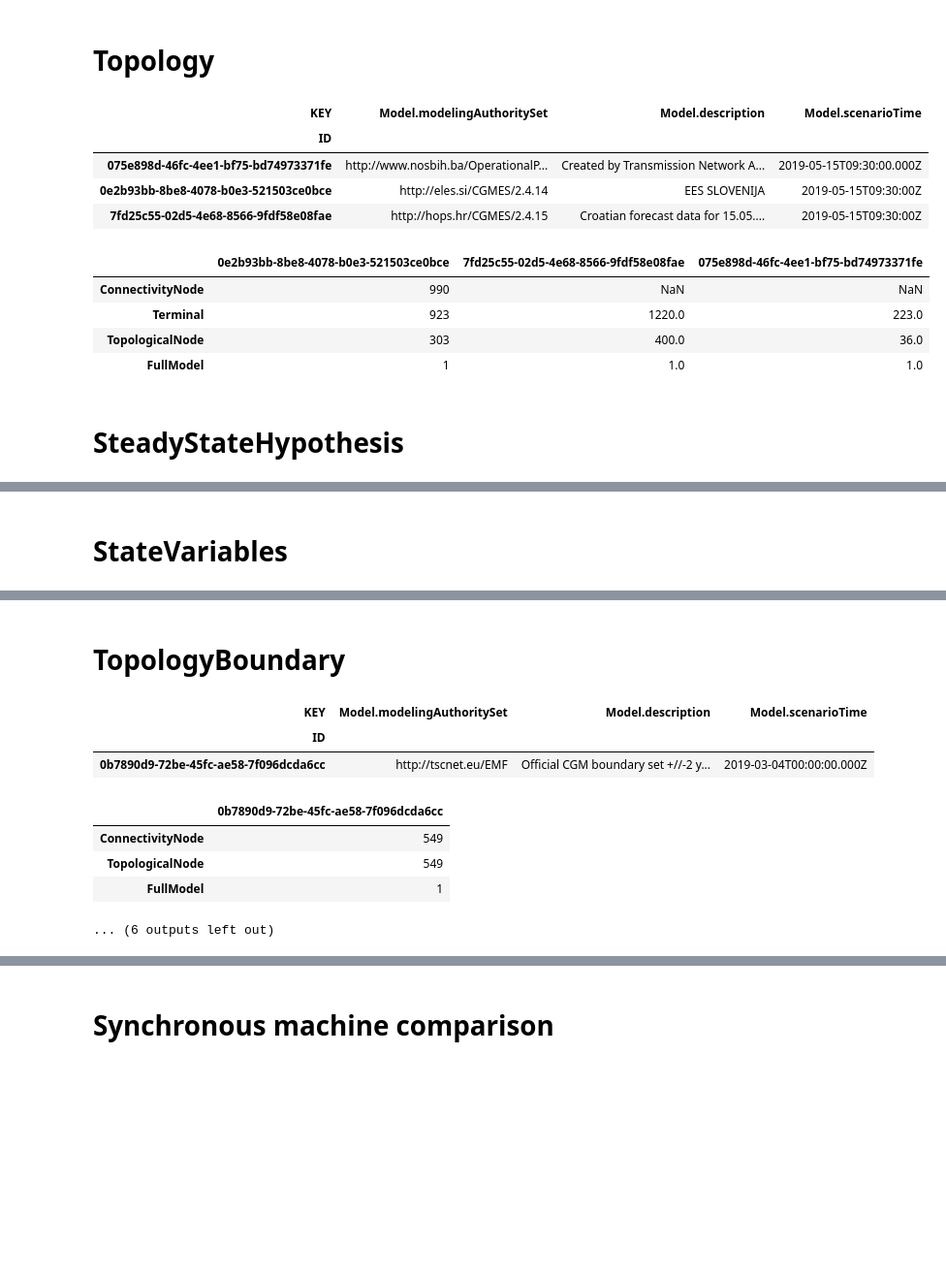
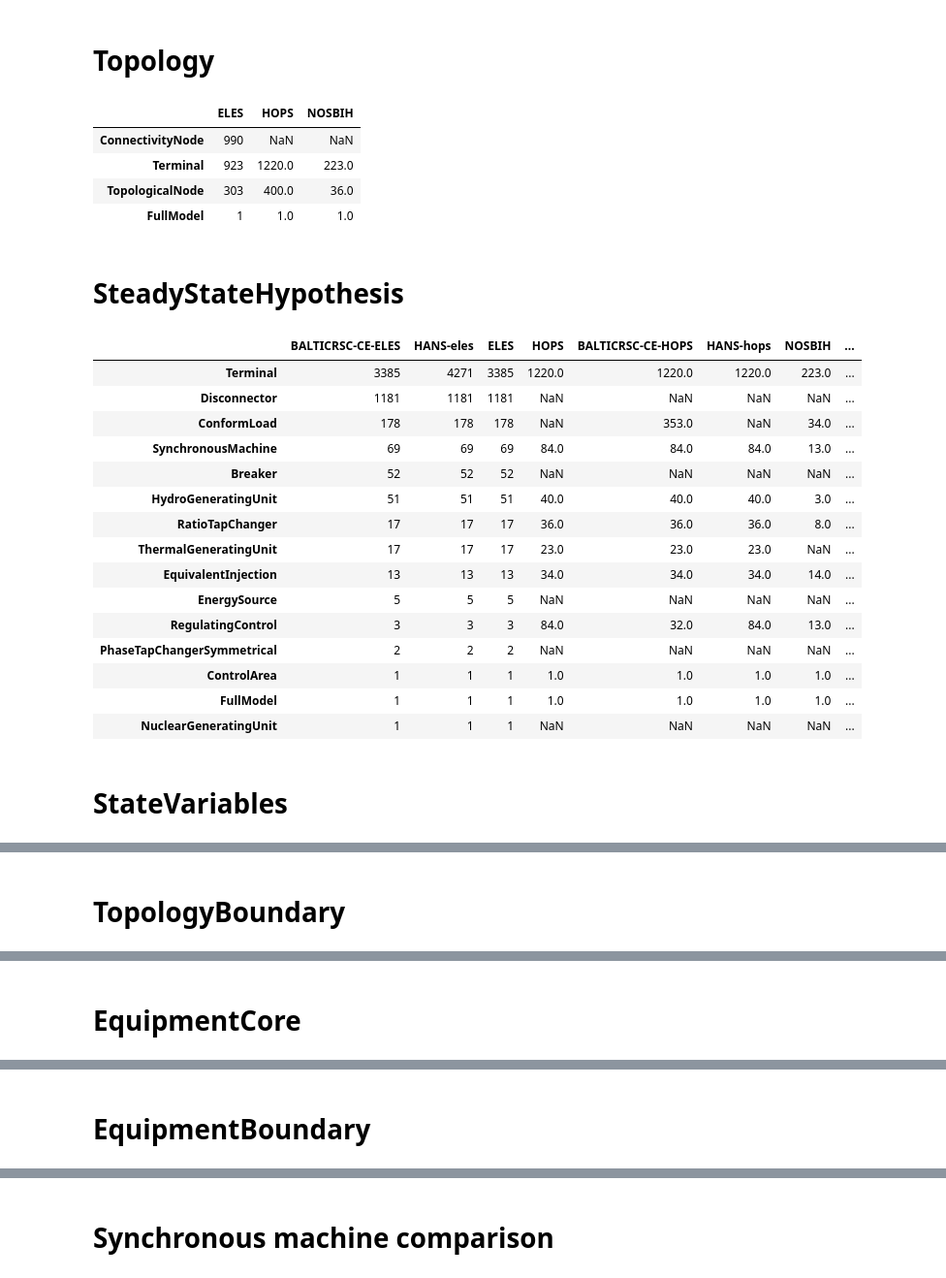
Before and after one commit to Haigutus/USVDM, a Jupyter notebook: Tools/RDF_PARSER/SV_comparison.ipynb, the cells around one changed output, grey strips where cells are left out. Shown at 97% size. Drawn from its saved outputs; the diff is of its cells as text; code cells hidden in the pictures; blank space fills up the shorter version.

Commit message:
Filename parsing added

```diff
--- a/Tools/RDF_PARSER/SV_comparison.ipynb
+++ b/Tools/RDF_PARSER/SV_comparison.ipynb
@@ -73,7 +73,7 @@ pandas.set_option('display.max_colwidth', -1) # Don't truncate cells
 
 
 # Define here paths that you want to load. Load only SV files you want to compare, usually CGM SV files
-paths = [r"C:\IOPs\IOP150519\RSC_MERGE\20190515T0930Z_1D_BALTICRSC-CE_003.zip",
+paths = [r"C:\IOPs\IOP150519\RSC_MERGE\20190515T0930Z_1D_BALTICRSC-CE_003\20190514T0930Z_1D_BALTICRSC-CE_SV_003.zip",
          r"C:\IOPs\IOP150519\RSC_MERGE\20190515T0930Z_1D_CORESO-CE_002.zip",
          r"C:\IOPs\IOP150519\RSC_MERGE\20190515T0930Z_1D_HANS-CE_004.zip",
          r"C:\IOPs\IOP150519\RSC_MERGE\20190515T0930Z_1D_TSCNET-CE_003_distributed_slack.zip",
@@ -100,3 +100,13 @@ Loading 20190515T0930Z_1D_CGMEU_SV_003.xml
 Loading 20190515T0930Z_1D_ELES_SSH_003.xml
 Loading 20190515T0930Z_1D_HOPS_SSH_003.xml
 Loading 20190515T0930Z_1D_NOSBIH_SSH_003.xml
+# %%
+filenames_list = []
+for row, file_metadata in data.query("KEY=='Lable'").iterrows():
+    file_meta_dict = get_metadata_from_filename(file_metadata["VALUE"])
+    file_meta_dict["ID"] = file_metadata["INSTANCE_ID"]
+    filenames_list.append(file_meta_dict)
+
+filename_data = pandas.DataFrame(filenames_list)
+display(filename_data.sort_values("model_authority"))
+#get_metadata_from_filename(data.query("KEY=='Lable'")["VALUE"].tolist()[7])
@@ -105,43 +138,57 @@ Loading 20190515T0930Z_1D_NOSBIH_SSH_003.xml
 loaded_instances = data.type_tableview("FullModel")
 
 # Configure the columns to be shown
 column_list = [u'Model.modelingAuthoritySet', u'Model.description', u'Model.scenarioTime']
 
 # Get unique profiles present
 unique_profile_instances = loaded_instances["Model.profile"].unique().tolist()
 
 profile_name_position = 4
 
 # Display all by profile
 for profile_instance in unique_profile_instances:
 
     # Print profile name
     markdown_print("# " + profile_instance.split("/")[profile_name_position])
 
     # Display table of instaces of profile
     instances_data = loaded_instances[loaded_instances["Model.profile"] == profile_instance][column_list]
-    display(instances_data)
+    #display(instances_data)
 
     # Display concrete classes statistics
 
     statistics_table = pandas.DataFrame()
 
     for instance_UUID, row in instances_data.sort_values("Model.modelingAuthoritySet").iterrows():
 
+        column_name = filename_data.query("ID == '{}'".format(instance_UUID))["model_authority"].item()
+
         #row["Model.modelingAuthoritySet"]
-        statistics_table[instance_UUID] = statistics_ConcreteClasses(data.query("INSTANCE_ID == '{}'".format(instance_UUID)))
+        statistics_table[column_name] = statistics_ConcreteClasses(data.query("INSTANCE_ID == '{}'".format(instance_UUID)))
 
     display(statistics_table)
 # %% [output]
 # Topology
-| KEY | Model.modelingAuthoritySet | Model.description | Model.scenarioTime |
-| ID |  |  |  |
-| 075e898d-46fc-4ee1-bf75-bd74973371fe | http://www.nosbih.ba/OperationalP... | Created by Transmission Network A... | 2019-05-15T09:30:00.000Z |
-| 0e2b93bb-8be8-4078-b0e3-521503ce0bce | http://eles.si/CGMES/2.4.14 | EES SLOVENIJA | 2019-05-15T09:30:00Z |
-| 7fd25c55-02d5-4e68-8566-9fdf58e08fae | http://hops.hr/CGMES/2.4.15 | Croatian forecast data for 15.05.... | 2019-05-15T09:30:00Z |
+|  | ELES | HOPS | NOSBIH |
+| ConnectivityNode | 990 | NaN | NaN |
+| Terminal | 923 | 1220.0 | 223.0 |
+| TopologicalNode | 303 | 400.0 | 36.0 |
+| FullModel | 1 | 1.0 | 1.0 |
+# SteadyStateHypothesis
-|  | 0e2b93bb-8be8-4078-b0e3-521503ce0bce | 7fd25c55-02d5-4e68-8566-9fdf58e08fae | 075e898d-46fc-4ee1-bf75-bd74973371fe |
-| ConnectivityNode | 990 | NaN | NaN |
-| Terminal | 923 | 1220.0 | 223.0 |
-| TopologicalNode | 303 | 400.0 | 36.0 |
-| FullModel | 1 | 1.0 | 1.0 |
+|  | BALTICRSC-CE-ELES | HANS-eles | ELES | HOPS | BALTICRSC-CE-HOPS | HANS-hops | NOSBIH | ... |
+| Terminal | 3385 | 4271 | 3385 | 1220.0 | 1220.0 | 1220.0 | 223.0 | ... |
+| Disconnector | 1181 | 1181 | 1181 | NaN | NaN | NaN | NaN | ... |
+| ConformLoad | 178 | 178 | 178 | NaN | 353.0 | NaN | 34.0 | ... |
+| SynchronousMachine | 69 | 69 | 69 | 84.0 | 84.0 | 84.0 | 13.0 | ... |
+| Breaker | 52 | 52 | 52 | NaN | NaN | NaN | NaN | ... |
+| HydroGeneratingUnit | 51 | 51 | 51 | 40.0 | 40.0 | 40.0 | 3.0 | ... |
+| RatioTapChanger | 17 | 17 | 17 | 36.0 | 36.0 | 36.0 | 8.0 | ... |
+| ThermalGeneratingUnit | 17 | 17 | 17 | 23.0 | 23.0 | 23.0 | NaN | ... |
+| EquivalentInjection | 13 | 13 | 13 | 34.0 | 34.0 | 34.0 | 14.0 | ... |
+| EnergySource | 5 | 5 | 5 | NaN | NaN | NaN | NaN | ... |
+| RegulatingControl | 3 | 3 | 3 | 84.0 | 32.0 | 84.0 | 13.0 | ... |
+| PhaseTapChangerSymmetrical | 2 | 2 | 2 | NaN | NaN | NaN | NaN | ... |
+| ControlArea | 1 | 1 | 1 | 1.0 | 1.0 | 1.0 | 1.0 | ... |
+| FullModel | 1 | 1 | 1 | 1.0 | 1.0 | 1.0 | 1.0 | ... |
+| NuclearGeneratingUnit | 1 | 1 | 1 | NaN | NaN | NaN | NaN | ... |
-# SteadyStateHypothesis
+# StateVariables
@@ -164,0 +202 @@ for profile_instance in unique_profile_instances:
+# TopologyBoundary
@@ -181 +207 @@ for profile_instance in unique_profile_instances:
-# StateVariables
+# EquipmentCore
@@ -187,0 +225 @@ for profile_instance in unique_profile_instances:
+# EquipmentBoundary
@@ -195,12 +234,3 @@ for profile_instance in unique_profile_instances:
-# TopologyBoundary
-| KEY | Model.modelingAuthoritySet | Model.description | Model.scenarioTime |
-| ID |  |  |  |
-| 0b7890d9-72be-45fc-ae58-7f096dcda6cc | http://tscnet.eu/EMF | Official CGM boundary set +//-2 y... | 2019-03-04T00:00:00.000Z |
-|  | 0b7890d9-72be-45fc-ae58-7f096dcda6cc |
-| ConnectivityNode | 549 |
-| TopologicalNode | 549 |
-| FullModel | 1 |
-... (6 outputs left out)
 # %%
 #loaded_instances #DEBUG
 # %%
```
Also changed, not shown: parts of 18 cells of this notebook, 1 other file.
